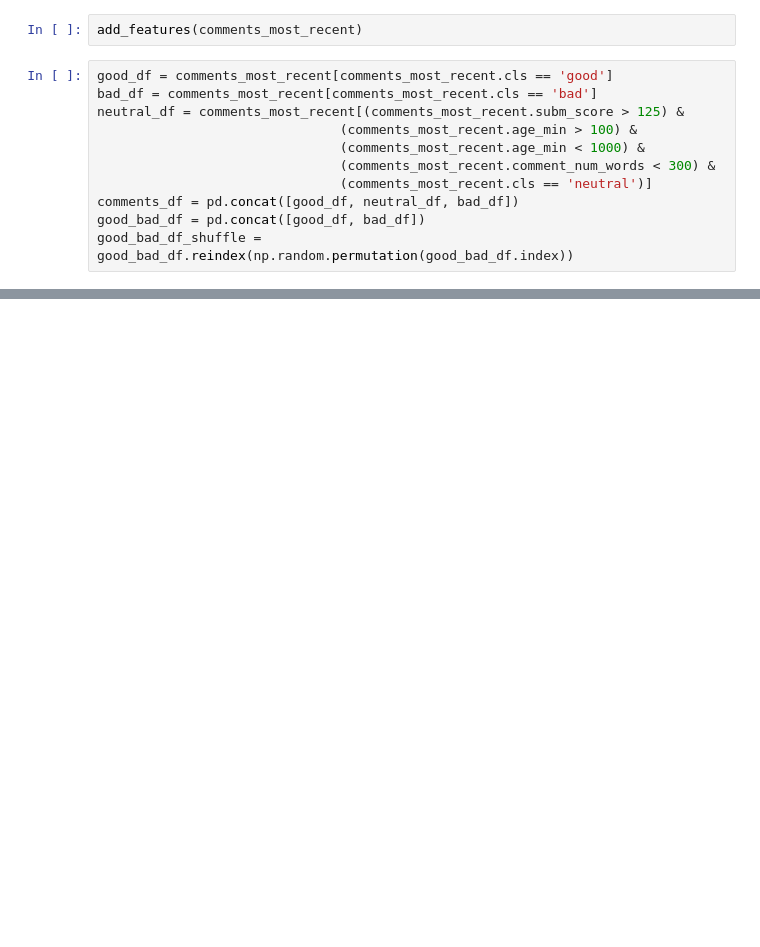
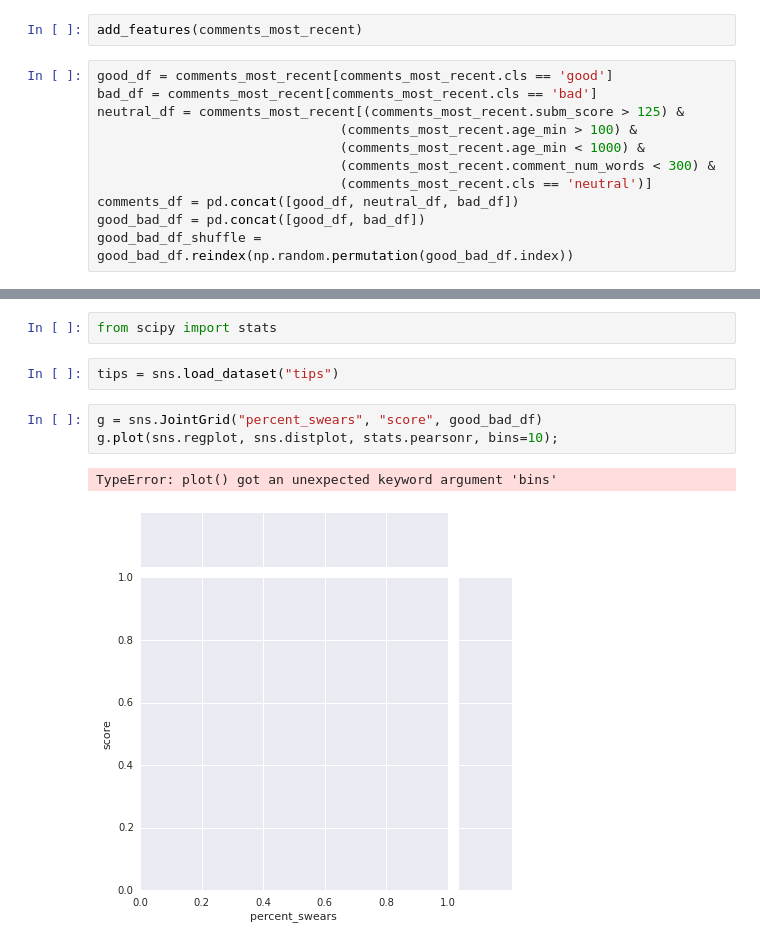
Before and after one commit to gautsi/creddit_score, a Jupyter notebook: notebooks/exp_analysis_3.ipynb, the cells around one changed output, grey strips where cells are left out. Cells and saved outputs as stored; diff of their text form; blank space fills up the shorter version.

```diff
--- a/notebooks/exp_analysis_3.ipynb
+++ b/notebooks/exp_analysis_3.ipynb
@@ -163,0 +176,10 @@ scatter_df(
+# %%
+from scipy import stats
+# %%
+tips = sns.load_dataset("tips")
+# %%
+g = sns.JointGrid("percent_swears", "score", good_bad_df)
+g.plot(sns.regplot, sns.distplot, stats.pearsonr, bins=10);
+# %% [output]
+TypeError: plot() got an unexpected keyword argument 'bins'
+[figure, added]
```
Also changed, not shown: parts of 14 cells of this notebook, 2 other files.
